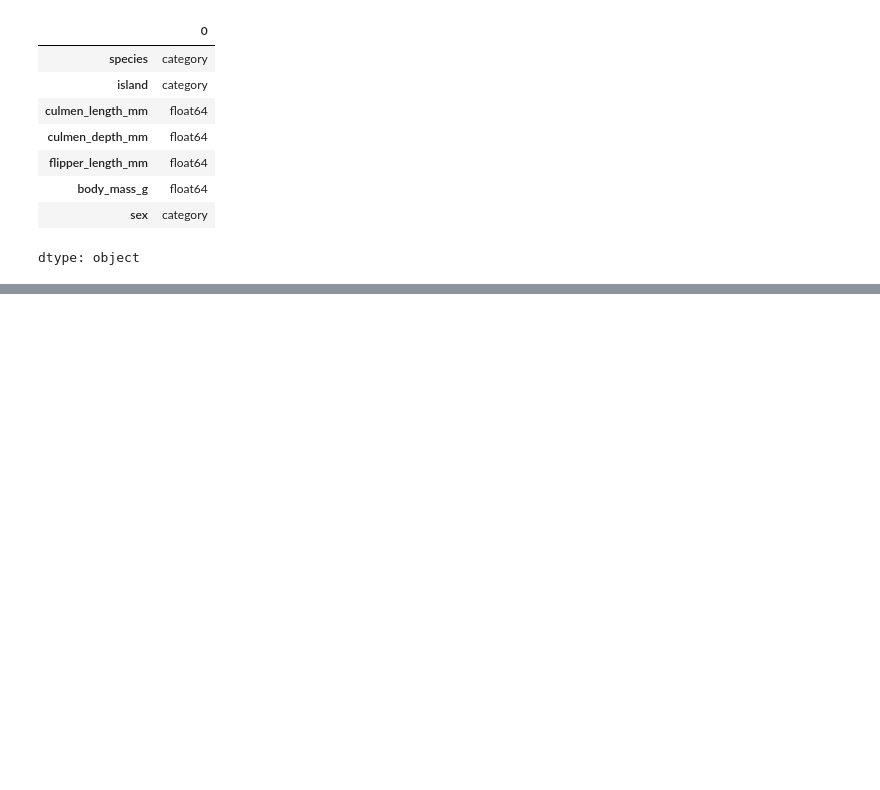
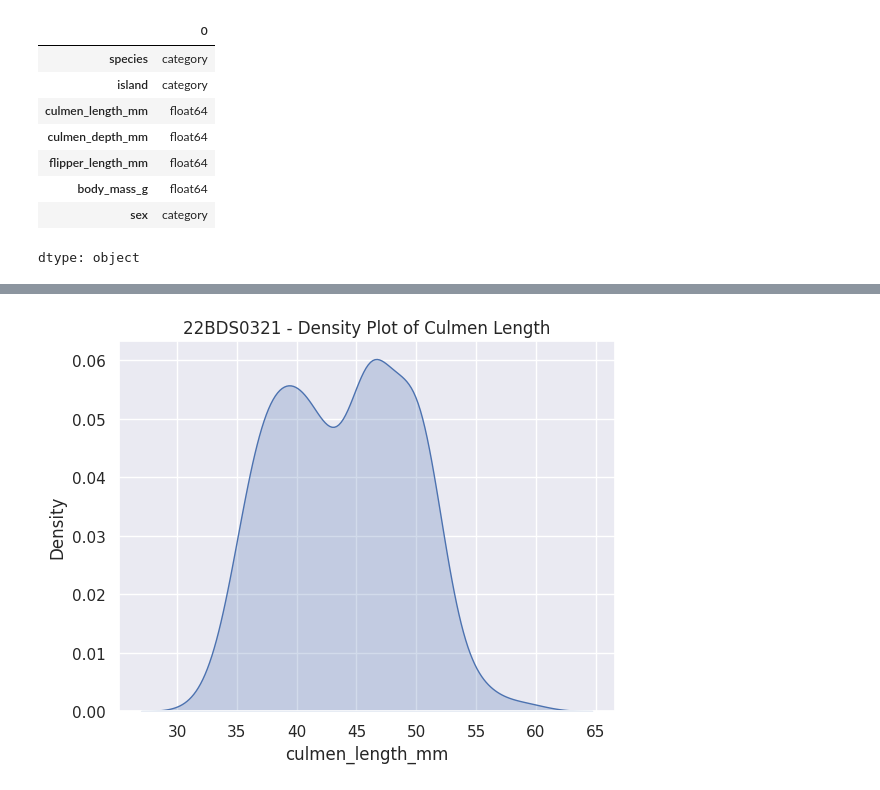
Before and after one commit to VanshShah18/BCSE331L-EDA-22BDS0321, a Jupyter notebook: 22BDS0321.ipynb, the cells around one changed output, grey strips where cells are left out. Saved outputs shown, nothing was run; the diff lists cells and outputs as text; code cells hidden in the pictures; blank space fills up the shorter version.

```diff
--- a/22BDS0321.ipynb
+++ b/22BDS0321.ipynb
@@ -182,0 +186,8 @@ plt.show()
+# %%
+
+# Density plot of culmen length
+sns.kdeplot(df[num_col], fill=True)
+plt.title("22BDS0321 - Density Plot of Culmen Length")
+plt.show()
+# %% [output]
+[figure, added]
```
Also changed, not shown: parts of 66 cells of this notebook.
